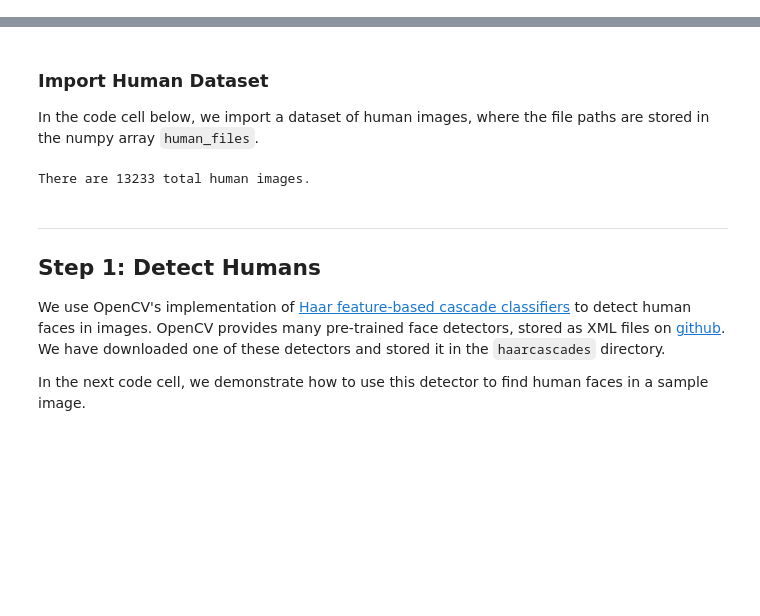
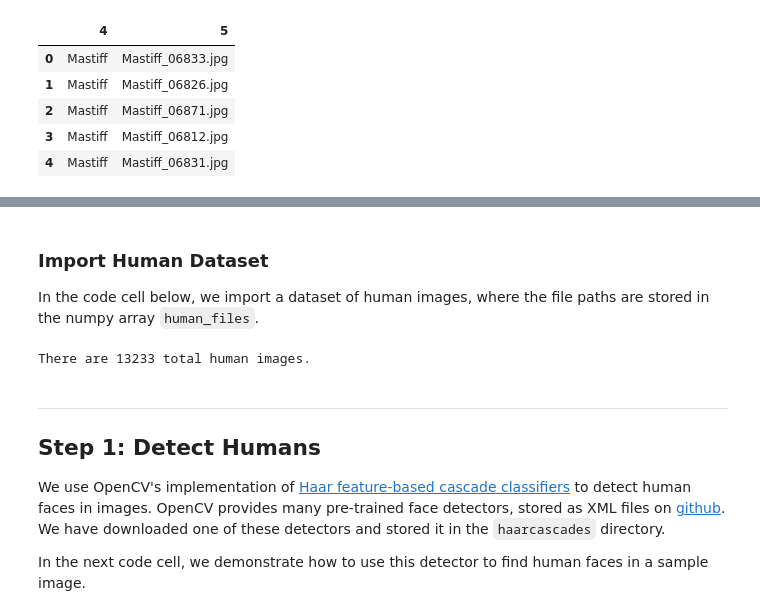
Before and after one commit to camille-wilkens/Dog_App, a Jupyter notebook: dog_app.ipynb, the cells around one changed output, grey strips where cells are left out. Saved outputs shown, nothing was run; the diff lists cells and outputs as text; code cells hidden in the pictures; blank space fills up the shorter version.

```diff
--- a/dog_app.ipynb
+++ b/dog_app.ipynb
@@ -92,0 +123,12 @@ There are 836 test dog images.
+# %%
+# Remove Id from breed name
+dog_breed[4] = dog_breed[4].str.split('.').str[1]
+# let's check our result
+dog_breed.head()
+# %% [output]
+|  | 4 | 5 |
+| 0 | Mastiff | Mastiff_06833.jpg |
+| 1 | Mastiff | Mastiff_06826.jpg |
+| 2 | Mastiff | Mastiff_06871.jpg |
+| 3 | Mastiff | Mastiff_06812.jpg |
+| 4 | Mastiff | Mastiff_06831.jpg |
```
Also changed, not shown: parts of 7 cells of this notebook, 1 other file.
